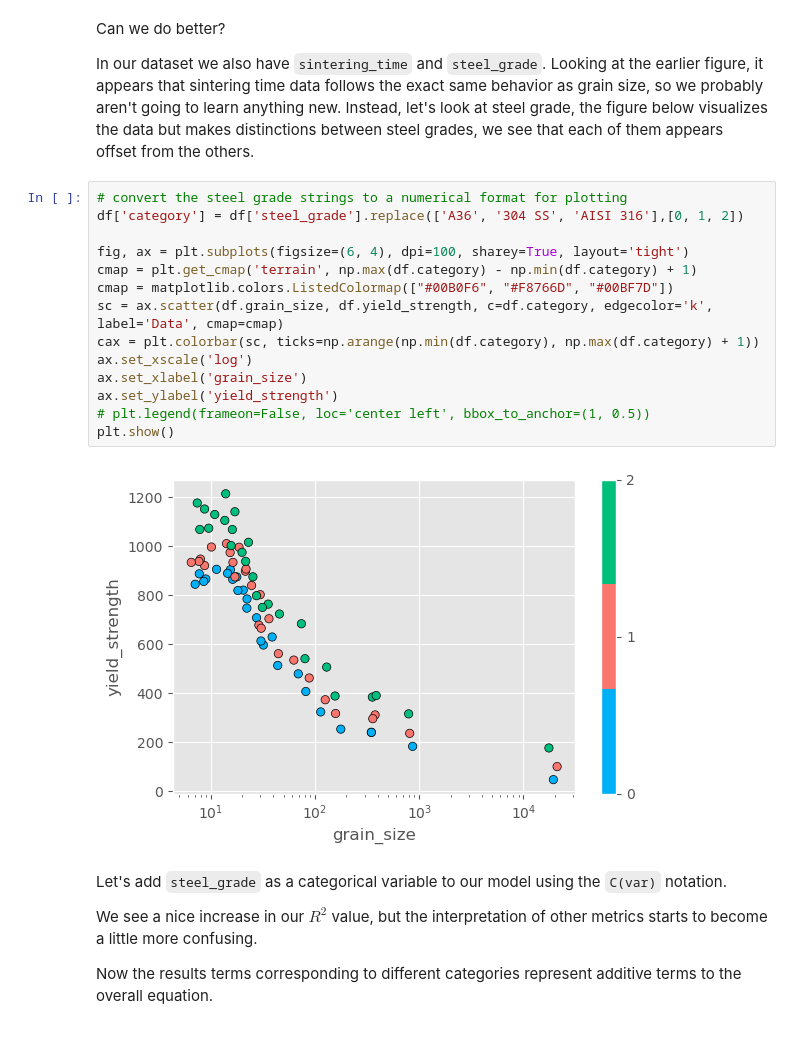
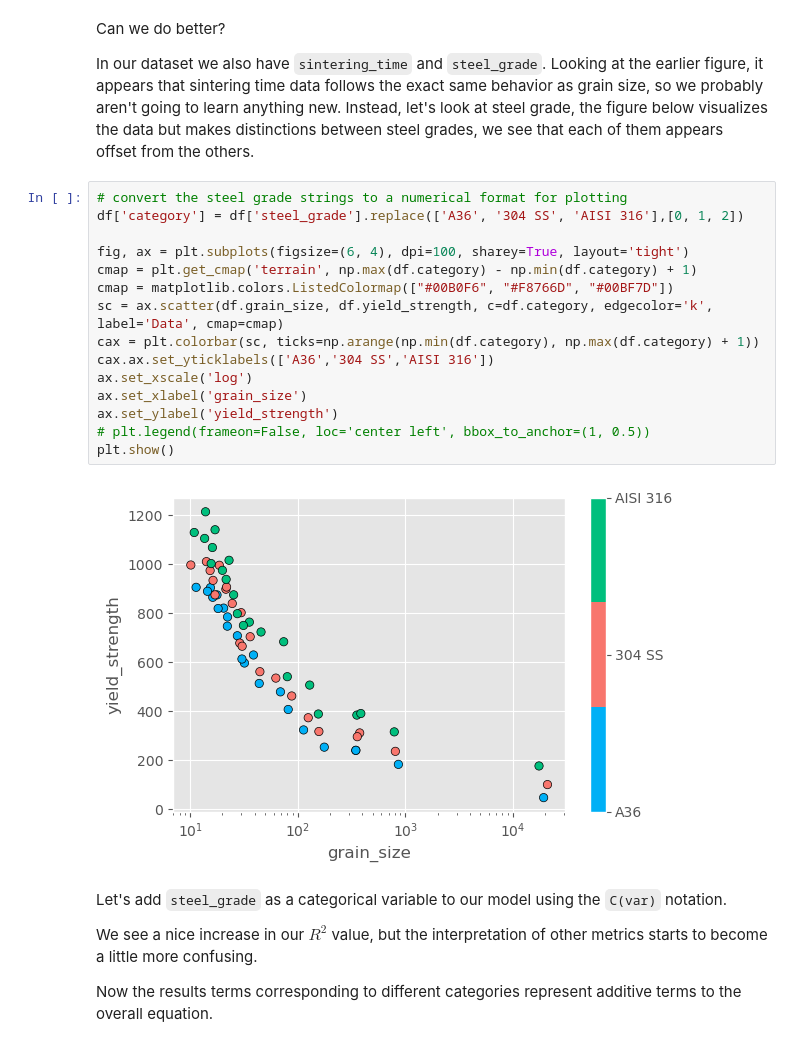
Before and after one commit to sp8rks/MaterialsInformatics, a Jupyter notebook: worked_examples/simple_linear_models/SimpleLinearModels.ipynb, the cells around one changed output. Saved outputs shown, nothing was run; the diff lists cells and outputs as text.

```diff
--- a/worked_examples/simple_linear_models/SimpleLinearModels.ipynb
+++ b/worked_examples/simple_linear_models/SimpleLinearModels.ipynb
@@ -201,19 +205,20 @@ In our dataset we also have `sintering_time` and `steel_grade`. Looking at the e
 # %%
 # convert the steel grade strings to a numerical format for plotting
 df['category'] = df['steel_grade'].replace(['A36', '304 SS', 'AISI 316'],[0, 1, 2])
 
 fig, ax = plt.subplots(figsize=(6, 4), dpi=100, sharey=True, layout='tight')
 cmap = plt.get_cmap('terrain', np.max(df.category) - np.min(df.category) + 1)
 cmap = matplotlib.colors.ListedColormap(["#00B0F6", "#F8766D", "#00BF7D"])
 sc = ax.scatter(df.grain_size, df.yield_strength, c=df.category, edgecolor='k', label='Data', cmap=cmap)
 cax = plt.colorbar(sc, ticks=np.arange(np.min(df.category), np.max(df.category) + 1))
+cax.ax.set_yticklabels(['A36','304 SS','AISI 316'])
 ax.set_xscale('log')
 ax.set_xlabel('grain_size')
 ax.set_ylabel('yield_strength')
 # plt.legend(frameon=False, loc='center left', bbox_to_anchor=(1, 0.5))
 plt.show()
 # %% [output]
-[figure, old version]
+[figure, new version]
 # %% [markdown]
 Let's add `steel_grade` as a categorical variable to our model using the `C(var)` notation.
 
```
Also changed, not shown: parts of 9 cells of this notebook, 7 other files.
